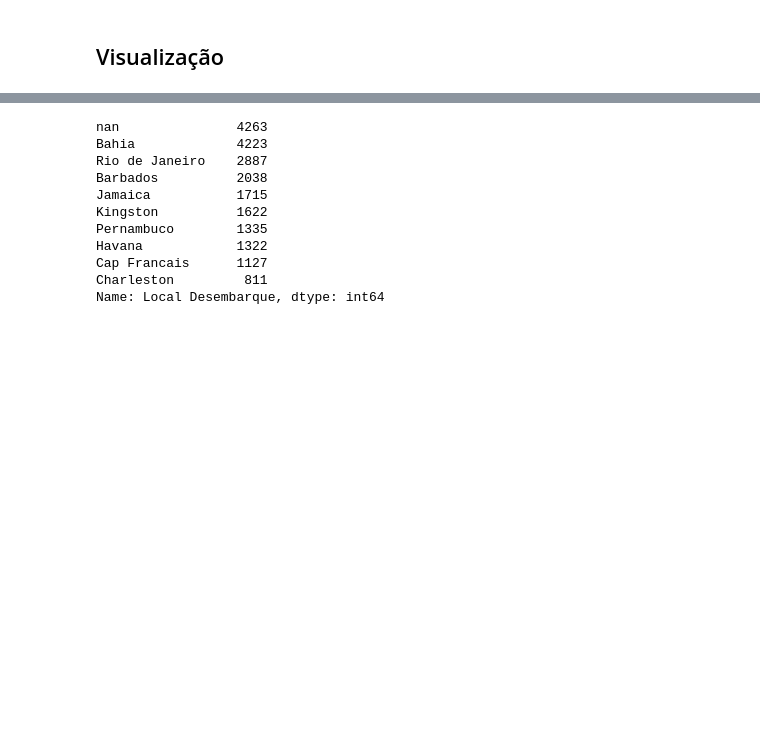
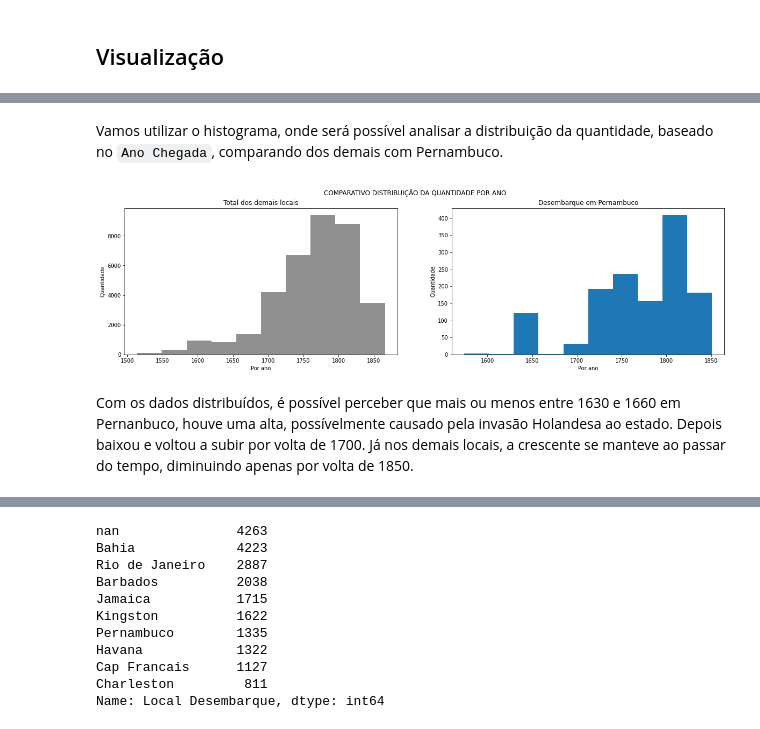
Before and after one commit to leonarddocchagas/data_science, a Jupyter notebook: Slave_Voyages.ipynb, the cells around one changed output, grey strips where cells are left out. Cells and saved outputs as stored; diff of their text form; code cells hidden in the pictures; blank space fills up the shorter version.

```diff
--- a/Slave_Voyages.ipynb
+++ b/Slave_Voyages.ipynb
@@ -193,0 +211,4 @@ dtype: object
+# %%
+# dataset Pernambuco
+df_pe = df_fill_median[df_fill_median['Local Desembarque'] == 'Pernambuco']
+df_pe.head()
@@ -193,0 +222,24 @@ dtype: object
+# %% [markdown]
+Vamos utilizar o histograma, onde será possível analisar a distribuição da quantidade, baseado no `Ano Chegada`, comparando dos demais com Pernambuco.
+# %%
+# comparativo entre Pernambuco e os demais
+fig, (ax, ax1) = plt.subplots(nrows=1, ncols=2, figsize=(20, 5))
+fig.suptitle('COMPARATIVO DISTRIBUIÇÃO DA QUANTIDADE POR ANO')
+
+# demais locais
+ax.set_title('Total dos demais locais')
+ax.hist(df_fill_median['Ano Chegada'], color='#909090')
+ax.set_xlabel('Por ano')
+ax.set_ylabel('Quantidade')
+
+# pernambuco
+ax1.hist(df_pe['Ano Chegada'])
+ax1.set_title('Desembarque em Pernambuco')
+ax1.set_xlabel('Por ano')
+ax1.set_ylabel('Quantidade')
+
+plt.show()
+# %% [output]
+[figure, added]
+# %% [markdown]
+Com os dados distribuídos, é possível perceber que mais ou menos entre 1630 e 1660 em Pernanbuco, houve uma alta, possívelmente causado pela invasão Holandesa ao estado. Depois baixou e voltou a subir por volta de 1700. Já nos demais locais, a crescente se manteve ao passar do tempo, diminuindo apenas por volta de 1850.
```
Also changed, not shown: parts of 32 cells of this notebook.
